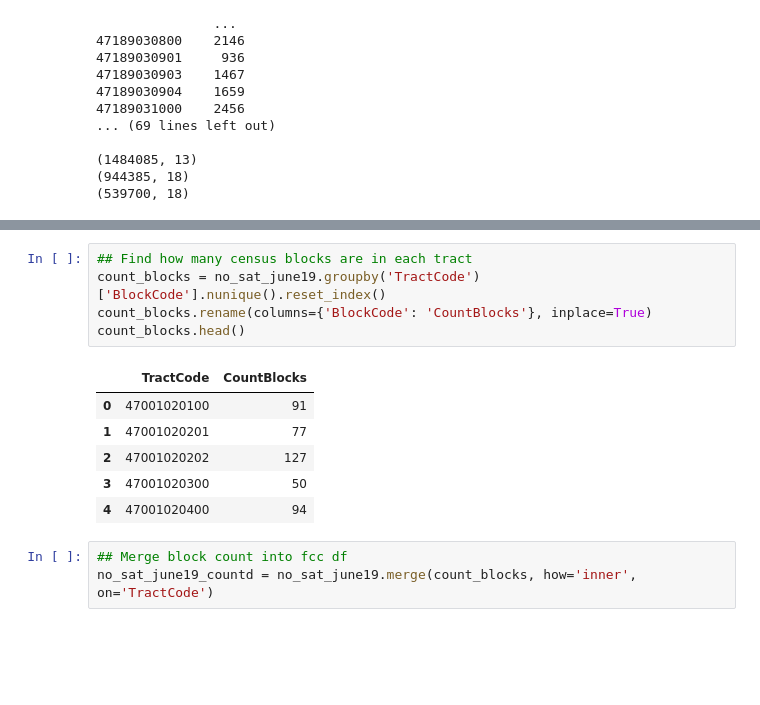
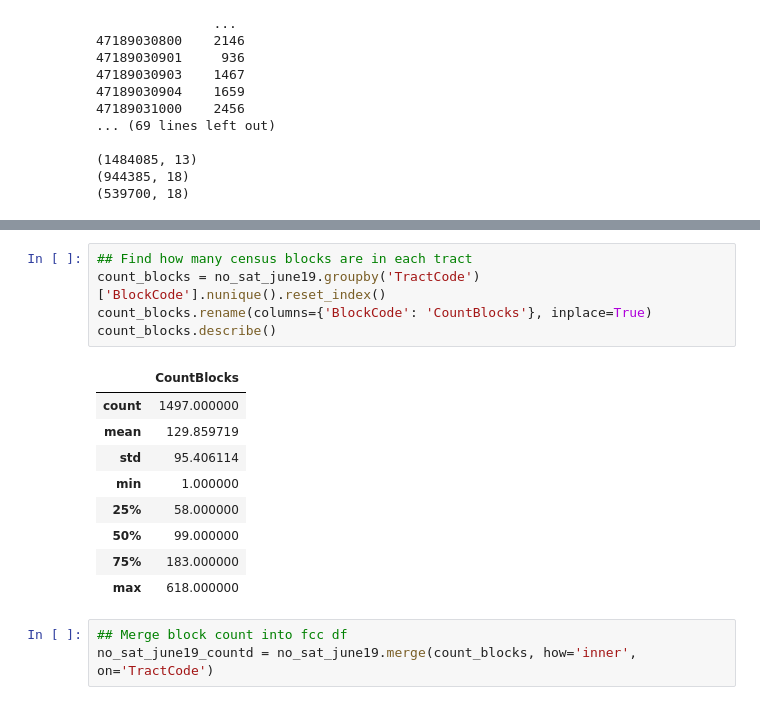
Before and after one commit to KYandow/Broadband-Coverage-TN-NSS-Capstone, a Jupyter notebook: notebooks/FCC Data - Explore & Prep for Analysis.ipynb, the cells around one changed output, grey strips where cells are left out. Cells and saved outputs as stored; diff of their text form; blank space fills up the shorter version.

```diff
--- a/notebooks/FCC Data - Explore & Prep for Analysis.ipynb
+++ b/notebooks/FCC Data - Explore & Prep for Analysis.ipynb
@@ -161,15 +144,18 @@ no_sat_june19.groupby(['TractCode', 'ProviderName', 'TechCode']).size().reset_in
 # %%
 ## Find how many census blocks are in each tract
 count_blocks = no_sat_june19.groupby('TractCode')['BlockCode'].nunique().reset_index()
 count_blocks.rename(columns={'BlockCode': 'CountBlocks'}, inplace=True)
-count_blocks.head()
+count_blocks.describe()
 # %% [output]
-|  | TractCode | CountBlocks |
-| 0 | 47001020100 | 91 |
-| 1 | 47001020201 | 77 |
-| 2 | 47001020202 | 127 |
-| 3 | 47001020300 | 50 |
-| 4 | 47001020400 | 94 |
+|  | CountBlocks |
+| count | 1497.000000 |
+| mean | 129.859719 |
+| std | 95.406114 |
+| min | 1.000000 |
+| 25% | 58.000000 |
+| 50% | 99.000000 |
+| 75% | 183.000000 |
+| max | 618.000000 |
 # %%
 ## Merge block count into fcc df
 no_sat_june19_countd = no_sat_june19.merge(count_blocks, how='inner', on='TractCode')
```
Also changed, not shown: parts of 8 cells of this notebook, 3 other files.
